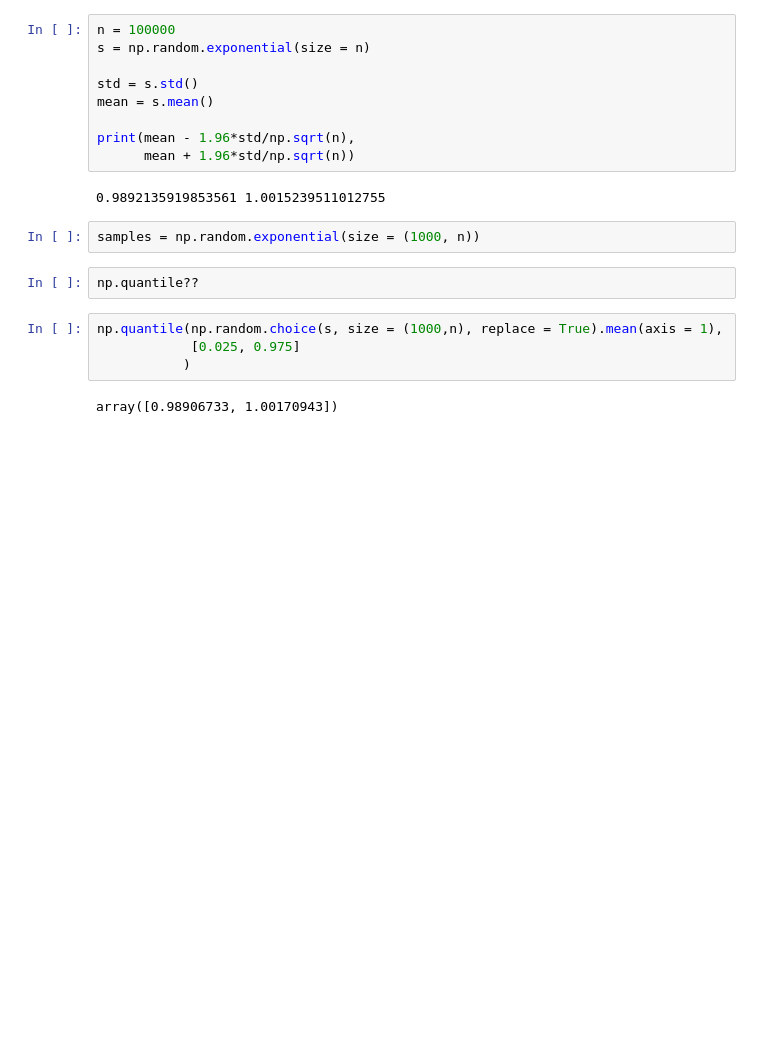
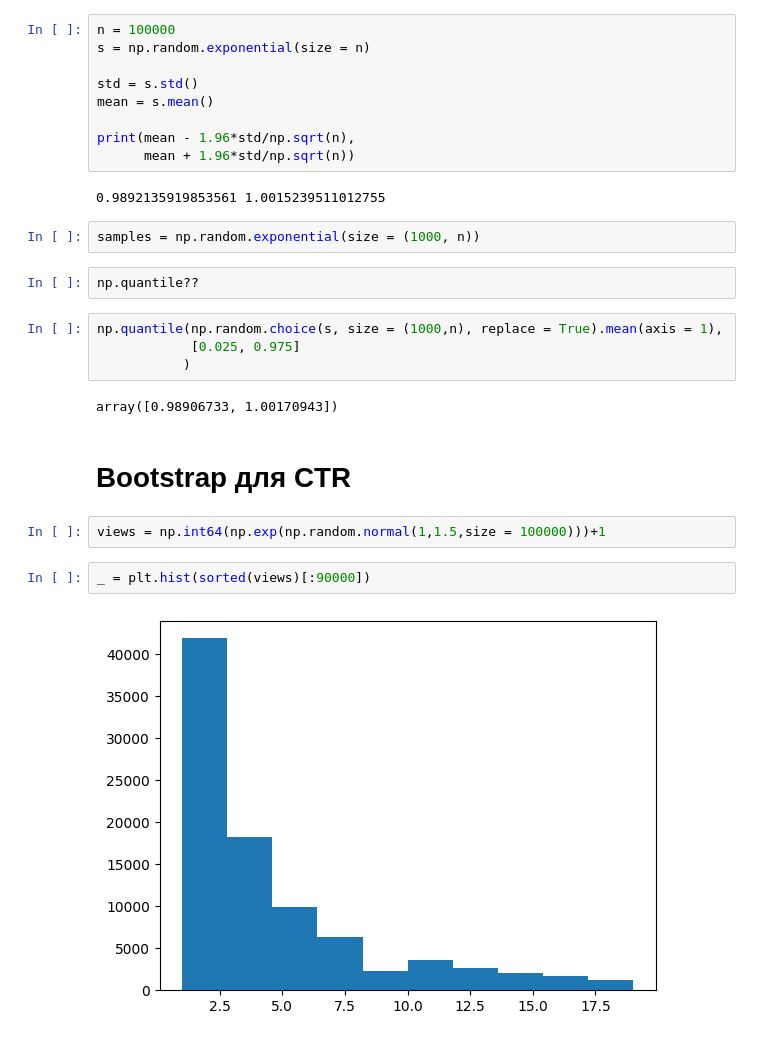
Before and after one commit to pileyan/applied_statistics_2024, a Jupyter notebook: lect04/classwork.ipynb, the cells around one changed output. Drawn from its saved outputs; the diff is of its cells as text; blank space fills up the shorter version.

```diff
--- a/lect04/classwork.ipynb
+++ b/lect04/classwork.ipynb
@@ -166,3 +166,11 @@ np.quantile(np.random.choice(s, size = (1000,n), replace = True).mean(axis = 1),
            )
 # %% [output]
 array([0.98906733, 1.00170943])
+# %% [markdown]
+# Bootstrap для CTR
+# %%
+views = np.int64(np.exp(np.random.normal(1,1.5,size = 100000)))+1
+# %%
+_ = plt.hist(sorted(views)[:90000])
+# %% [output]
+[figure, added]
```
Also changed, not shown: parts of 17 cells of this notebook, 6 other files.
